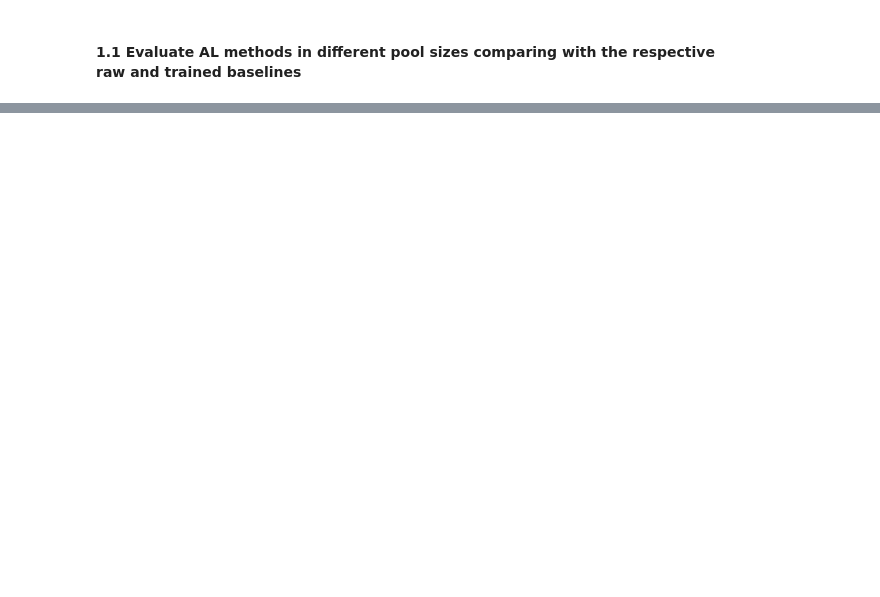
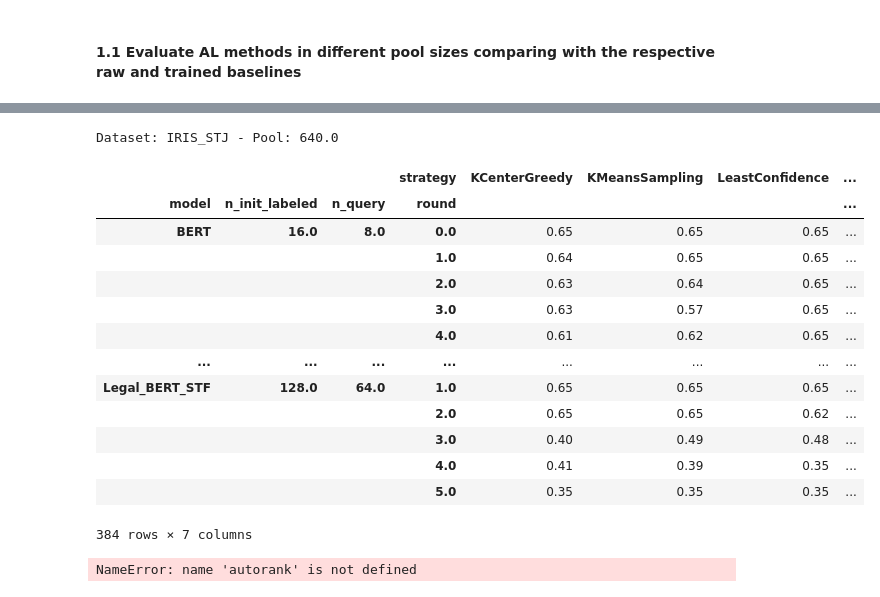
Before and after one commit to danieljunior/deep-active-learning, a Jupyter notebook: notebooks/runs_analysis.ipynb, the cells around one changed output, grey strips where cells are left out. Cells and saved outputs as stored; diff of their text form; code cells hidden in the pictures; blank space fills up the shorter version.

```diff
--- a/notebooks/runs_analysis.ipynb
+++ b/notebooks/runs_analysis.ipynb
@@ -354,0 +453,29 @@ from autorank import autorank, plot_stats, create_report, latex_table
+# %%
+question3_baseline_data = baselines_data[baselines_data.dataset == 'IRIS_STJ_LOCAL_STJ']
+question3_nsp_data = nsp_models_data[nsp_models_data.dataset == 'IRIS_STJ_LOCAL_STJ']
+# %%
+question3_results = pd.DataFrame()
+
+for dataset_pool, group in question3_baseline_data[question3_baseline_data.strategy == 'TRAINED BASELINE'].groupby(["dataset","samples"]):
+    best_in_group = group.nlargest(1, "test_accuracy", keep='all')
+    question3_results = question3_results.append(best_in_group)
+
+for dataset_pool, group in question3_baseline_data[question3_baseline_data.strategy == 'RAW BASELINE'].groupby(["dataset","samples"]):
+    best_in_group = group.nlargest(1, "test_accuracy", keep='all')
+    question3_results = question3_results.append(best_in_group)
+
+for dataset_pool, group in question3_nsp_data.groupby(["dataset","samples"]):
+    best_in_group = group.nlargest(1, "test_accuracy", keep='all')
+    question3_results = question3_results.append(best_in_group)
+# %%
+q3_tmp = question3_results[['dataset', 'samples', 'model', 'strategy', 'n_init_labeled','n_query', 'round','total_labeled_data','test_accuracy']]
+for _, group in q3_tmp.groupby(['dataset', 'samples']):
+    print(_)
+    group['labeled_data_reduction'] = group.apply(lambda x: "{:0.2f}%".format(((x.samples - x.total_labeled_data)/x.samples)*100), axis=1)
+    group['data_reduction'] = group.apply(lambda x: round(((x.samples - x.total_labeled_data)/x.samples)*100,2), axis=1)
+    sorted_group = group.sort_values(['test_accuracy','data_reduction'], ascending=False)
+    sorted_group = sorted_group.fillna(0).astype({'samples':'int','n_init_labeled':'int', 'n_query':'int', 'round':'int', 'total_labeled_data':'int' })
+    df = sorted_group.drop(columns=['dataset', 'samples', 'data_reduction'])
+    display(df)
+    print(df.to_latex(index=False))
+    print("#"*100)
@@ -417,0 +551,32 @@ set(question1_nsp_data.test_accuracy)
+# %%
+def statistical_test_by_dataset_samples(index_columns, target_column):
+    for dataset, dataset_grouped in question1_nsp_data.groupby('dataset'):
+        for samples, group in dataset_grouped.groupby('samples'):
+            print("Dataset: {} - Pool: {}".format(dataset, samples))
+            pivoted_group = group.pivot_table(index=index_columns, columns='strategy', values=target_column)
+            display(pivoted_group)
+            result = autorank(pivoted_group, alpha=0.05, verbose=False)
+            # display(result)
+            create_report(result)
+            plot_stats(result)
+            plt.show()
+            print('#############################################')
+# %%
+statistical_test_by_dataset_samples(['model','n_init_labeled','n_query', 'round'], 'test_accuracy')
+# %% [output]
+Dataset: IRIS_STJ - Pool: 640.0
+|  |  |  | strategy | KCenterGreedy | KMeansSampling | LeastConfidence | ... |
+| model | n_init_labeled | n_query | round |  |  |  | ... |
+| BERT | 16.0 | 8.0 | 0.0 | 0.65 | 0.65 | 0.65 | ... |
+|  |  |  | 1.0 | 0.64 | 0.65 | 0.65 | ... |
+|  |  |  | 2.0 | 0.63 | 0.64 | 0.65 | ... |
+|  |  |  | 3.0 | 0.63 | 0.57 | 0.65 | ... |
+|  |  |  | 4.0 | 0.61 | 0.62 | 0.65 | ... |
+| ... | ... | ... | ... | ... | ... | ... | ... |
+| Legal_BERT_STF | 128.0 | 64.0 | 1.0 | 0.65 | 0.65 | 0.65 | ... |
+|  |  |  | 2.0 | 0.65 | 0.65 | 0.62 | ... |
+|  |  |  | 3.0 | 0.40 | 0.49 | 0.48 | ... |
+|  |  |  | 4.0 | 0.41 | 0.39 | 0.35 | ... |
+|  |  |  | 5.0 | 0.35 | 0.35 | 0.35 | ... |
+384 rows × 7 columns
+NameError: name 'autorank' is not defined
```
Also changed, not shown: parts of 20 cells of this notebook, 10 other files.
